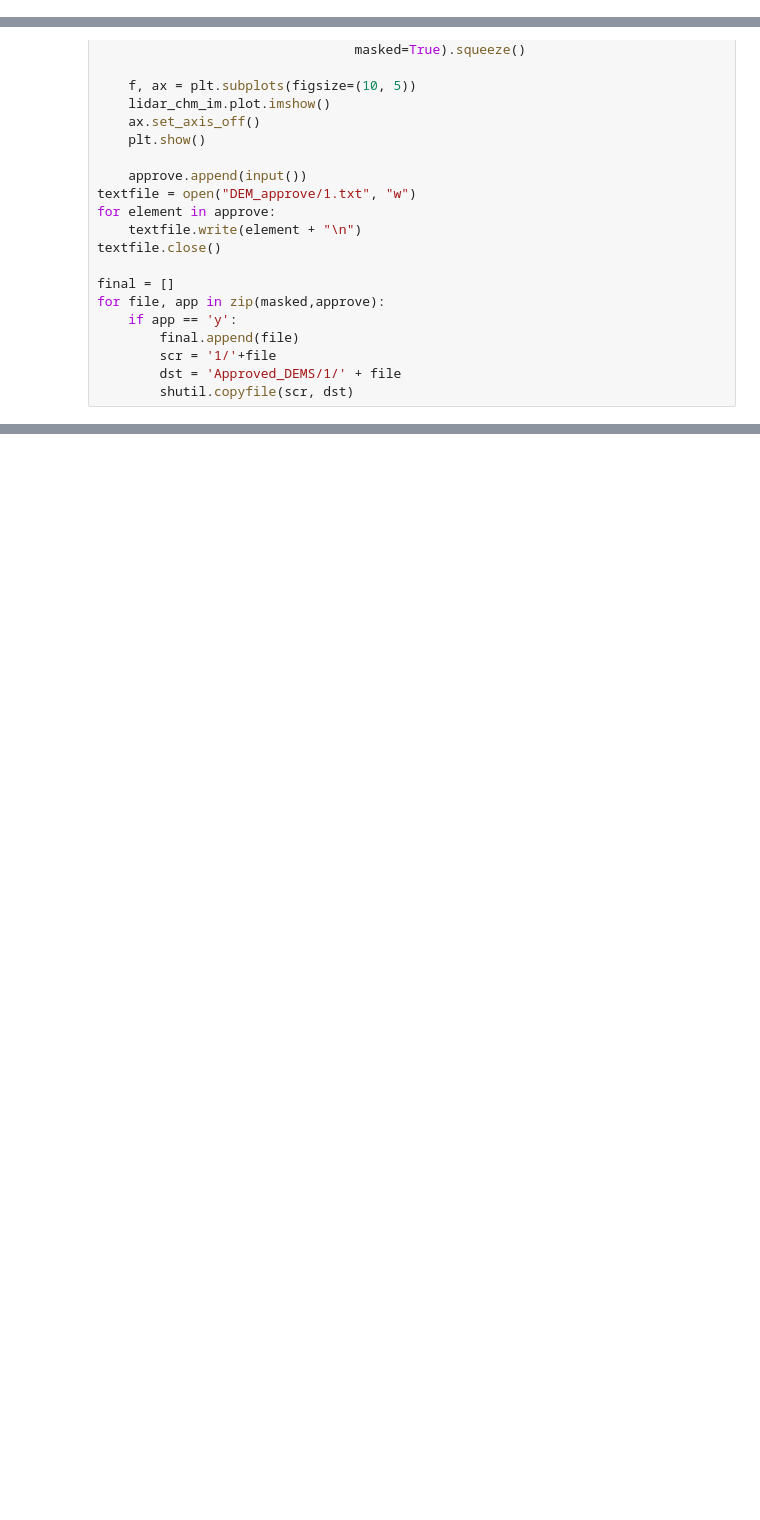
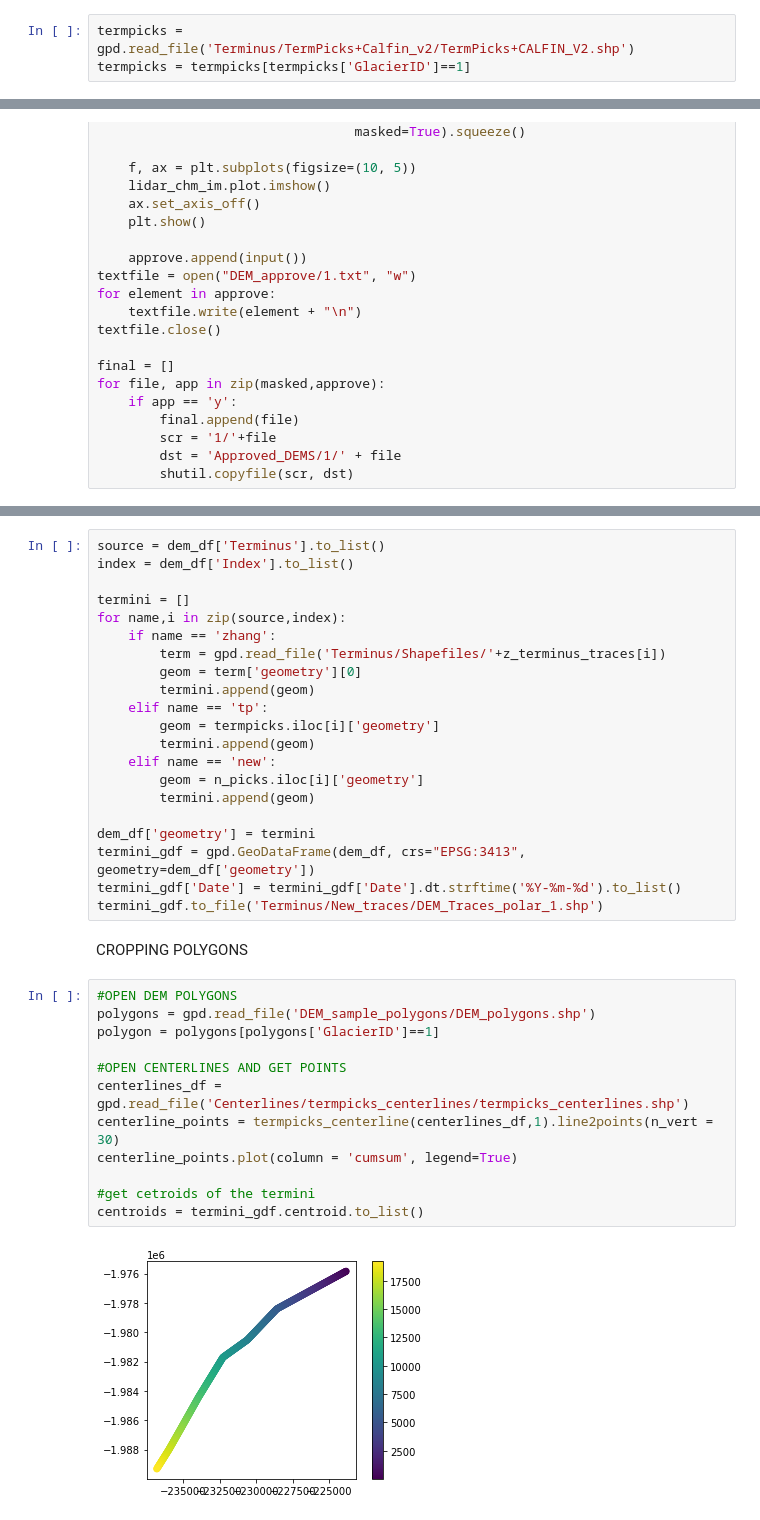
Before and after one commit to sgoliber/TerminusMorpho, a Jupyter notebook: DEM_processing.ipynb, the cells around one changed output, grey strips where cells are left out. Cells and saved outputs as stored; diff of their text form; blank space fills up the shorter version.

```diff
--- a/DEM_processing.ipynb
+++ b/DEM_processing.ipynb
@@ -13,3 +24,6 @@ import shutil
+# %%
+termpicks = gpd.read_file('Terminus/TermPicks+Calfin_v2/TermPicks+CALFIN_V2.shp')
+termpicks = termpicks[termpicks['GlacierID']==1]
 # %%
 dems = os.listdir('1')
 masked = []
@@ -43,0 +138,37 @@ for file, app in zip(masked,approve):
+# %%
+source = dem_df['Terminus'].to_list()
+index = dem_df['Index'].to_list()
+
+termini = []
+for name,i in zip(source,index):
+    if name == 'zhang':
+        term = gpd.read_file('Terminus/Shapefiles/'+z_terminus_traces[i])
+        geom = term['geometry'][0]
+        termini.append(geom)
+    elif name == 'tp':
+        geom = termpicks.iloc[i]['geometry']
+        termini.append(geom)
+    elif name == 'new':
+        geom = n_picks.iloc[i]['geometry']
+        termini.append(geom)
+
+dem_df['geometry'] = termini
+termini_gdf = gpd.GeoDataFrame(dem_df, crs="EPSG:3413", geometry=dem_df['geometry'])
+termini_gdf['Date'] = termini_gdf['Date'].dt.strftime('%Y-%m-%d').to_list()
+termini_gdf.to_file('Terminus/New_traces/DEM_Traces_polar_1.shp')
+# %% [markdown]
+CROPPING POLYGONS
+# %%
+#OPEN DEM POLYGONS
+polygons = gpd.read_file('DEM_sample_polygons/DEM_polygons.shp')
+polygon = polygons[polygons['GlacierID']==1]
+
+#OPEN CENTERLINES AND GET POINTS
+centerlines_df = gpd.read_file('Centerlines/termpicks_centerlines/termpicks_centerlines.shp')
+centerline_points = termpicks_centerline(centerlines_df,1).line2points(n_vert = 30)
+centerline_points.plot(column = 'cumsum', legend=True)
+
+#get cetroids of the termini
+centroids = termini_gdf.centroid.to_list()
+# %% [output]
+[figure, added]
```
Also changed, not shown: parts of 18 cells of this notebook.
